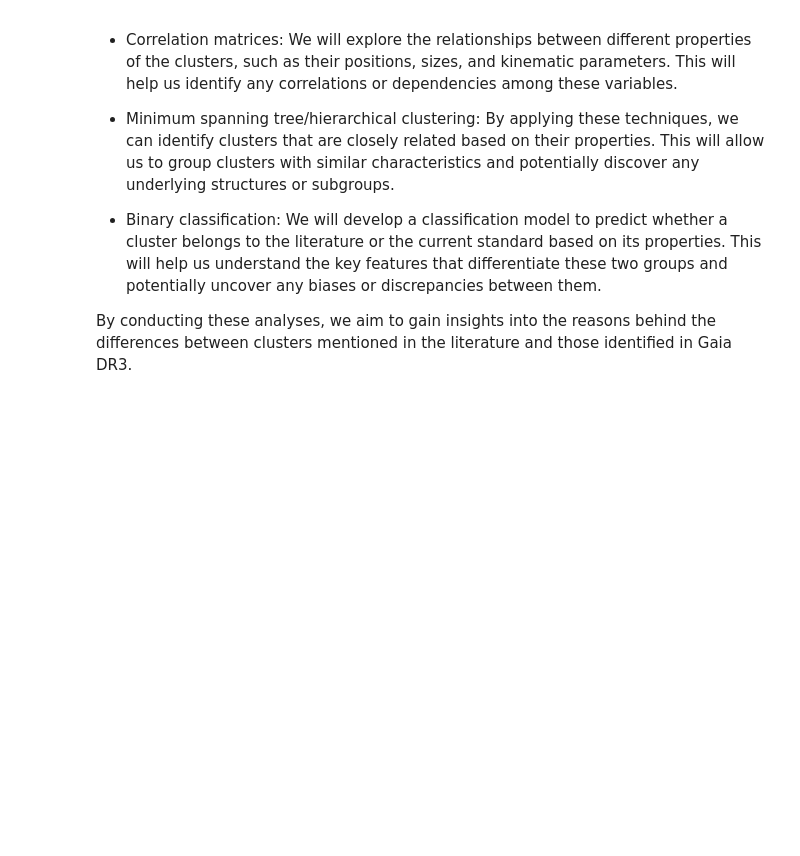
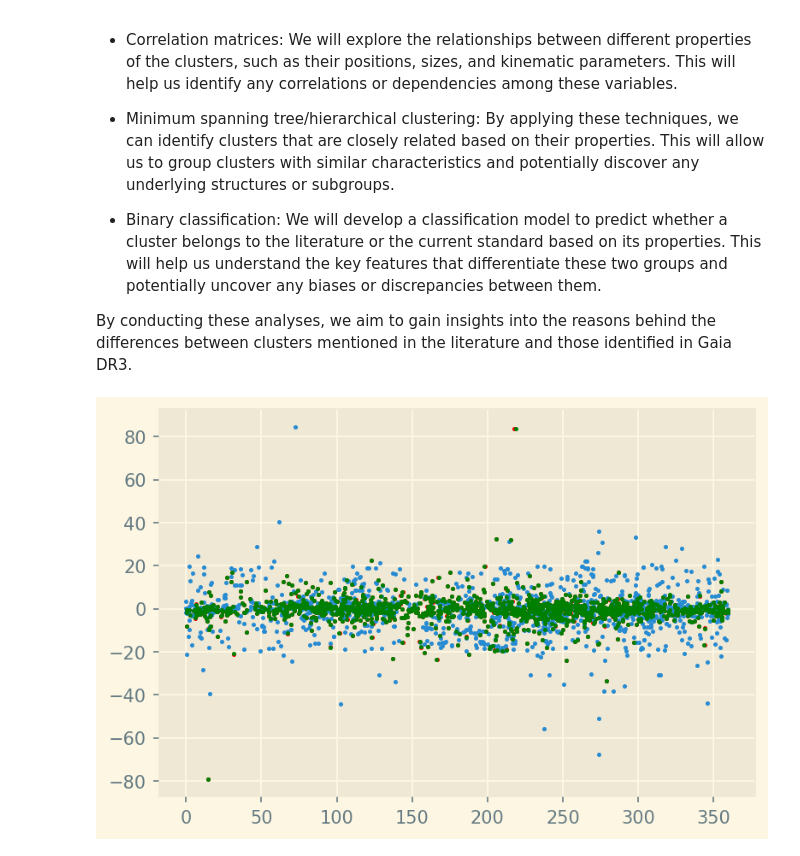
Before and after one commit to jpbatleidenuniv/BRP, a Jupyter notebook: Notebooks/MainNotebook.ipynb, the cells around one changed output. Saved outputs shown, nothing was run; the diff lists cells and outputs as text; code cells hidden in the pictures; blank space fills up the shorter version.

```diff
--- a/Notebooks/MainNotebook.ipynb
+++ b/Notebooks/MainNotebook.ipynb
@@ -11,10 +11,13 @@ First we start by creating a datahandler made to get tables from the catalogues
 import numpy as np
 import matplotlib.pyplot as plt
 import pandas as pd
+import matplotlib as mpl
+
+mpl.rcParams['figure.dpi'] = 150
 
 cantat = pd.read_csv('Data\\CantatGaudin\\cantatgaudinfile.csv')
 hunt = pd.read_csv('Data\\Hunt\\huntfile.csv')
-xmatch = pd.read_csv('Data\\Hunt\\xmatchfile.csv').dropna(subset='Sep')
+xmatch = pd.read_csv('Data\\Hunt\\xmatchfile.csv').dropna(subset=['Sep'])
 khar = pd.read_csv('Data\\Kharchenko\\kharchenkofile.csv').query('Type != "g"')
 dias = pd.read_csv('Data\\Dias\\diasfile.csv')
 dias['Cluster'] = dias['Cluster'].str.replace(' ', '_').str.replace('-', '_')
@@ -72,3 +75,15 @@ Now that we have the relevant tables containing the cluster properties, we can p
 - Binary classification: We will develop a classification model to predict whether a cluster belongs to the literature or the current standard based on its properties. This will help us understand the key features that differentiate these two groups and potentially uncover any biases or discrepancies between them.
 
 By conducting these analyses, we aim to gain insights into the reasons behind the differences between clusters mentioned in the literature and those identified in Gaia DR3.
+# %%
+plt.style.use('Solarize_Light2')
+khar_matched
+khar_not_matched
+khar_lit
+
+plt.scatter(khar_matched['GLON_h'], khar_matched['GLAT_h'], s=2, c='r')
+plt.scatter(khar_not_matched['GLON'], khar_not_matched['GLAT'], s=2)
+plt.scatter(khar_lit['GLON'], khar_lit['GLAT'], s=2, c='g')
+plt.show()
+# %% [output]
+[figure, added]
```
Also changed, not shown: parts of 2 cells of this notebook, 1 other file.
